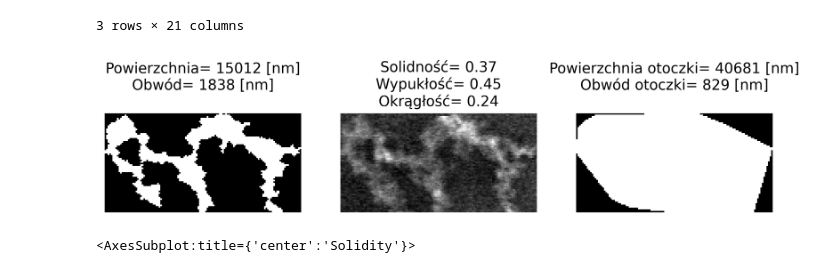
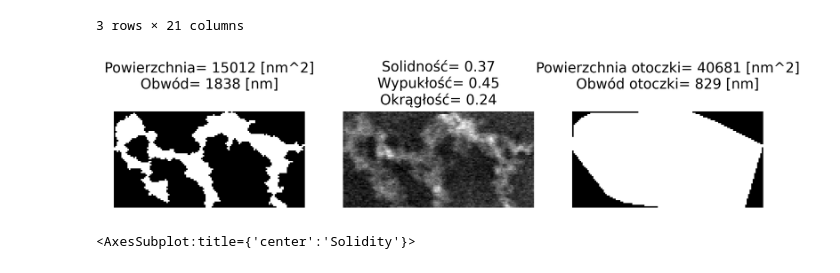
Before and after one commit to kozz84/Image-analysis, a Jupyter notebook: Image_analysis.ipynb, the cells around one changed output. Cells and saved outputs as stored; diff of their text form; code cells hidden in the pictures.

```diff
--- a/Image_analysis.ipynb
+++ b/Image_analysis.ipynb
@@ -912,25 +894,25 @@ data_nm.sort_values('area',ascending=False).head(3)
 # %%
 index=52
 plt.figure(figsize=(10,10),dpi=400)
 plt.subplot(1,3,1)
 plt.axis('off')
-plt.title('Powierzchnia= '+str(int(data_nm['area'][index]))+' [nm]\n'
+plt.title('Powierzchnia= '+str(int(data_nm['area'][index]))+' [nm^2]\n'
           'Obwód= '+str(round(data_nm['perimeter'][index]))+' [nm]\n')
 plt.imshow(data_nm['image'][index],cmap='gray')
 plt.subplot(1,3,2)
 plt.axis('off')
 plt.title('Solidność= '+str(round(data_nm['solidity'][index],2))+'\n'
         'Wypukłość= '+str(round(data_nm['convexity'][index],2))+'\n'
         'Okrągłość= '+str(round(data_nm['circularity'][index],2)))
 plt.imshow(data_nm['img'][index][0],cmap='gray')
 plt.subplot(1,3,3)
 plt.axis('off')
-plt.title('Powierzchnia otoczki= '+str(int(data_nm['convex_area'][index]))+' [nm]\n'
+plt.title('Powierzchnia otoczki= '+str(int(data_nm['convex_area'][index]))+' [nm^2]\n'
            'Obwód otoczki= '+str(round(data_nm['convex_perimeter'][index]))+' [nm]\n')
 plt.imshow(data_nm['convex_image'][index],cmap='gray')
 plt.show()
 # %% [output]
-[figure, old version]
+[figure, new version]
 # %%
 bins = np.arange(0, 1, 0.02)
 plt.figure(figsize=(20,5))
```
Also changed, not shown: parts of 8 cells of this notebook.
